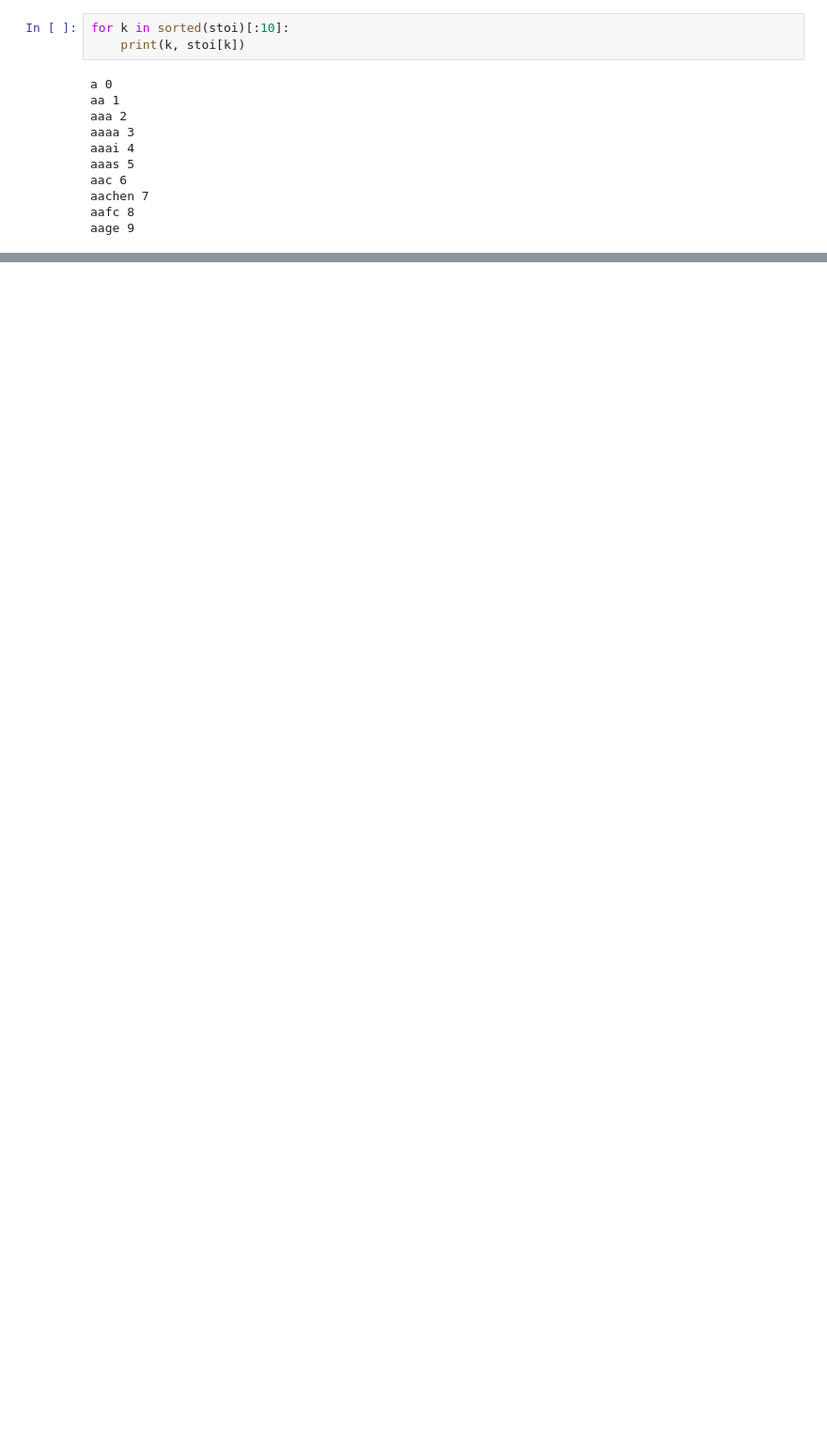
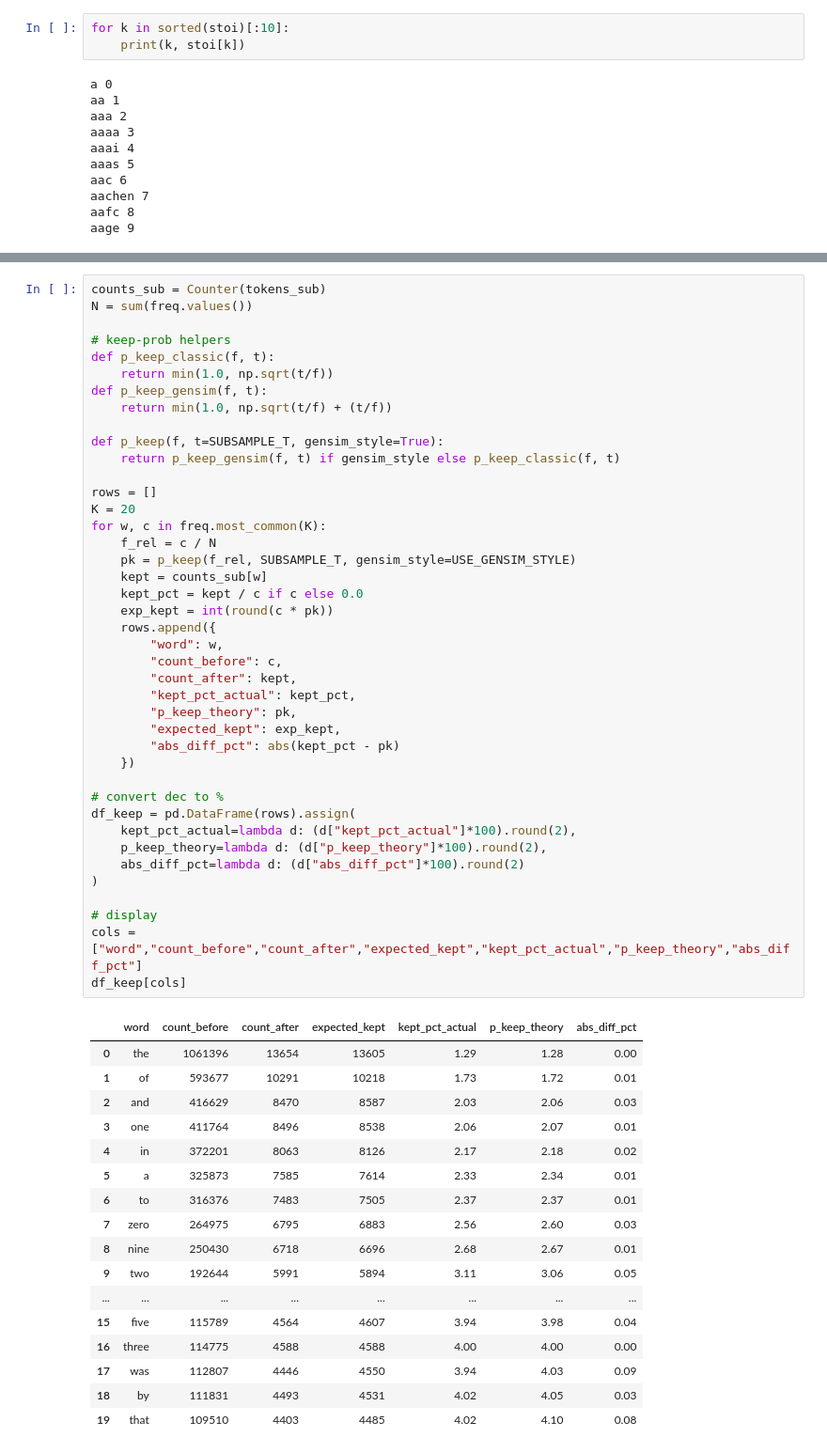
Before and after one commit to FederCO23/Potential_Talents_-_Yc1Y0PqXJsbGtBoy, a Jupyter notebook: Potential_Talents_part2.ipynb, the cells around one changed output, grey strips where cells are left out. Shown at 94% size. Cells and saved outputs as stored; diff of their text form; blank space fills up the shorter version.

```diff
--- a/Potential_Talents_part2.ipynb
+++ b/Potential_Talents_part2.ipynb
@@ -143,0 +301,59 @@ Top 10 most common: [('the', 1061396), ('of', 593677), ('and', 416629), ('one',
+# %%
+counts_sub = Counter(tokens_sub)
+N = sum(freq.values())
+
+# keep-prob helpers
+def p_keep_classic(f, t):
+    return min(1.0, np.sqrt(t/f))
+def p_keep_gensim(f, t):
+    return min(1.0, np.sqrt(t/f) + (t/f))
+
+def p_keep(f, t=SUBSAMPLE_T, gensim_style=True):
+    return p_keep_gensim(f, t) if gensim_style else p_keep_classic(f, t)
+
+rows = []
+K = 20
+for w, c in freq.most_common(K):
+    f_rel = c / N
+    pk = p_keep(f_rel, SUBSAMPLE_T, gensim_style=USE_GENSIM_STYLE)
+    kept = counts_sub[w]
+    kept_pct = kept / c if c else 0.0
+    exp_kept = int(round(c * pk))
+    rows.append({
+        "word": w,
+        "count_before": c,
+        "count_after": kept,
+        "kept_pct_actual": kept_pct,
+        "p_keep_theory": pk,
+        "expected_kept": exp_kept,
+        "abs_diff_pct": abs(kept_pct - pk)
+    })
+
+# convert dec to %
+df_keep = pd.DataFrame(rows).assign(
+    kept_pct_actual=lambda d: (d["kept_pct_actual"]*100).round(2),
+    p_keep_theory=lambda d: (d["p_keep_theory"]*100).round(2),
+    abs_diff_pct=lambda d: (d["abs_diff_pct"]*100).round(2)
+)
+
+# display
+cols = ["word","count_before","count_after","expected_kept","kept_pct_actual","p_keep_theory","abs_diff_pct"]
+df_keep[cols]
+# %% [output]
+|  | word | count_before | count_after | expected_kept | kept_pct_actual | p_keep_theory | abs_diff_pct |
+| 0 | the | 1061396 | 13654 | 13605 | 1.29 | 1.28 | 0.00 |
+| 1 | of | 593677 | 10291 | 10218 | 1.73 | 1.72 | 0.01 |
+| 2 | and | 416629 | 8470 | 8587 | 2.03 | 2.06 | 0.03 |
+| 3 | one | 411764 | 8496 | 8538 | 2.06 | 2.07 | 0.01 |
+| 4 | in | 372201 | 8063 | 8126 | 2.17 | 2.18 | 0.02 |
+| 5 | a | 325873 | 7585 | 7614 | 2.33 | 2.34 | 0.01 |
+| 6 | to | 316376 | 7483 | 7505 | 2.37 | 2.37 | 0.01 |
+| 7 | zero | 264975 | 6795 | 6883 | 2.56 | 2.60 | 0.03 |
+| 8 | nine | 250430 | 6718 | 6696 | 2.68 | 2.67 | 0.01 |
+| 9 | two | 192644 | 5991 | 5894 | 3.11 | 3.06 | 0.05 |
+| ... | ... | ... | ... | ... | ... | ... | ... |
+| 15 | five | 115789 | 4564 | 4607 | 3.94 | 3.98 | 0.04 |
+| 16 | three | 114775 | 4588 | 4588 | 4.00 | 4.00 | 0.00 |
+| 17 | was | 112807 | 4446 | 4550 | 3.94 | 4.03 | 0.09 |
+| 18 | by | 111831 | 4493 | 4531 | 4.02 | 4.05 | 0.03 |
+| 19 | that | 109510 | 4403 | 4485 | 4.02 | 4.10 | 0.08 |
```
Also changed, not shown: parts of 43 cells of this notebook.
